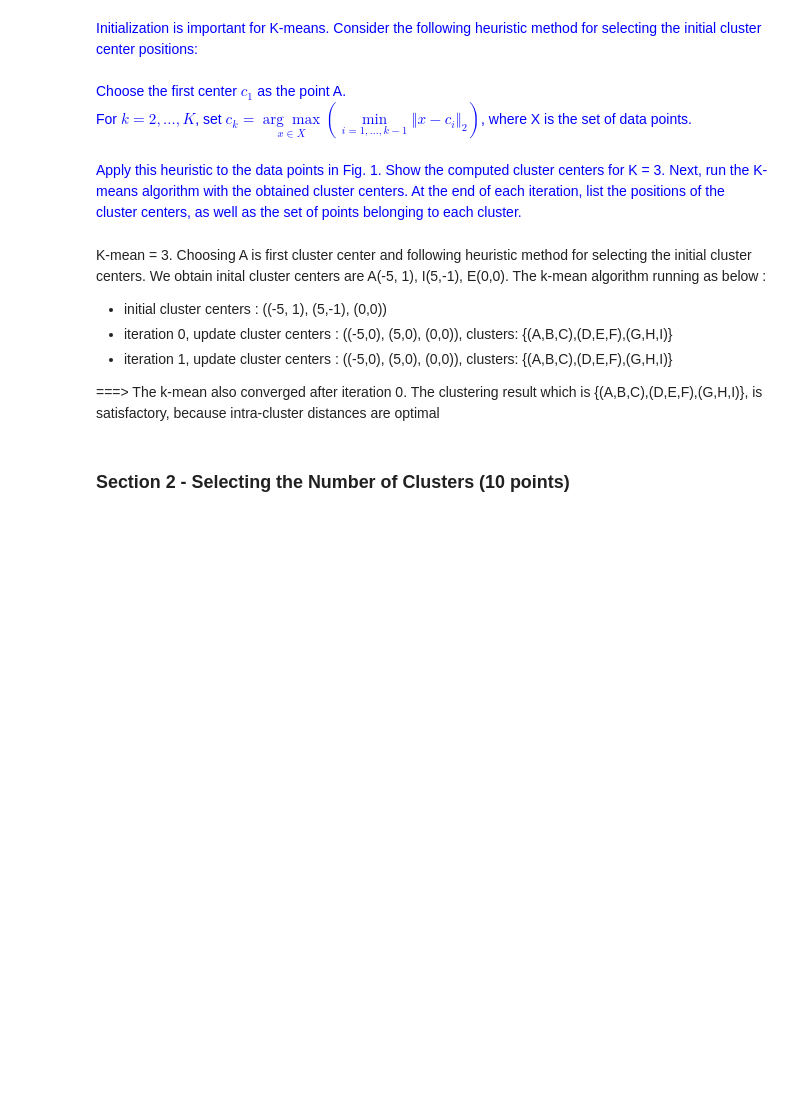
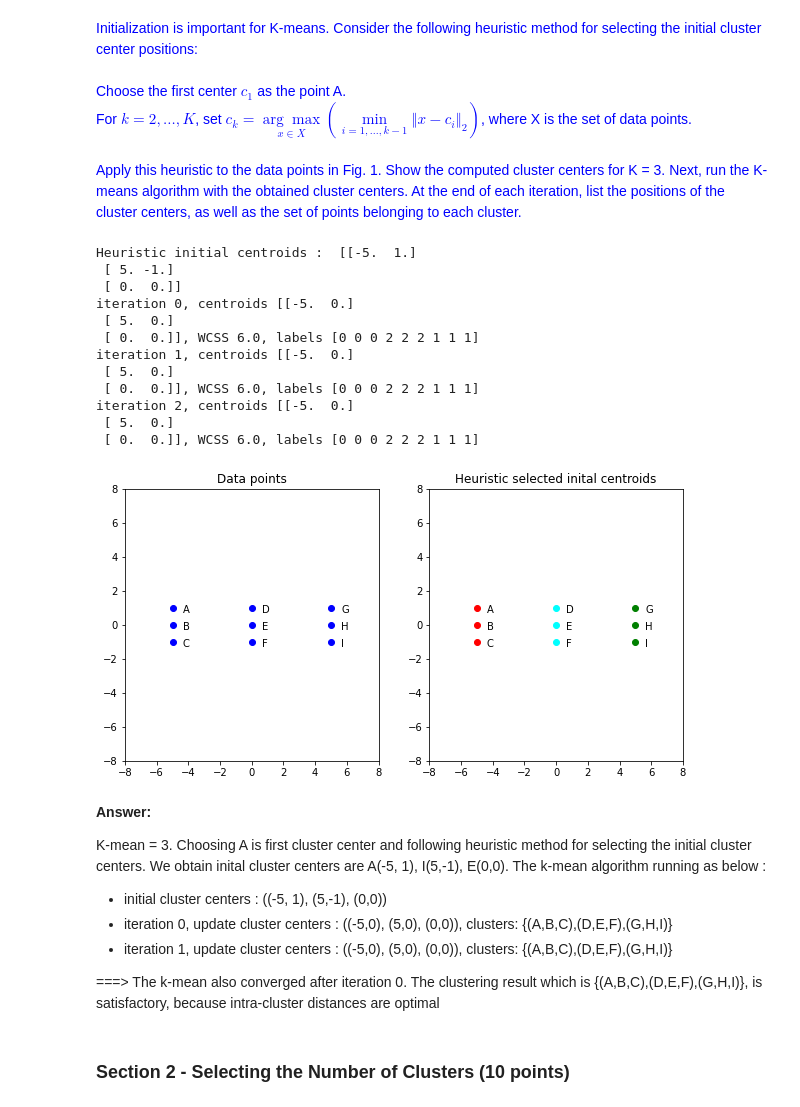
Before and after one commit to Hung86/CS5228_Knowledge-Discovery, a Jupyter notebook: assignment1/answer_sheet.ipynb, the cells around one changed output. Cells and saved outputs as stored; diff of their text form; code cells hidden in the pictures; blank space fills up the shorter version.

```diff
--- a/assignment1/answer_sheet.ipynb
+++ b/assignment1/answer_sheet.ipynb
@@ -124,41 +107,51 @@ for i in range(1, k_cluster):
     for j in range(n_X):
         l2_norm = np.zeros(i)
         for m in range(i):
             l2_norm[m] = LA.norm(X[j]-head_centroids[m])
         min_dist[j] = np.amin(l2_norm)
     heuristic_centroids[i] = X[np.argmax(min_dist)]
 
 print("Heuristic initial centroids : ", heuristic_centroids)
 
 for it in range(3):
     kmeans = KMeans(n_clusters=3, init=heuristic_centroids,n_init=1, max_iter=1).fit(X)
     print("iteration {}, centroids {}, WCSS {}, labels {}".format(it, kmeans.cluster_centers_, kmeans.inertia_, kmeans.labels_))
     heuristic_centroids = kmeans.cluster_centers_
 
 k_labels = kmeans.labels_
 
 fig, (ax1, ax2) = plt.subplots(1, 2, figsize=(10, 5))
 ax1.set(xlim=(-8, 8), ylim=(-8, 8))
 ax1.set_title('Data points')
 
 ax2.set(xlim=(-8, 8), ylim=(-8, 8))
 ax2.set_title('Heuristic selected inital centroids')
 
 ax1.scatter(X[:,0], X[:,1], color='b')
 for i, name in enumerate(point_names):
     ax1.annotate(name, (X[i][0], X[i][1]), textcoords="offset points", xytext=(10,-5))
 
 for i in range(n_X):
     ax2.scatter(X[i][0], X[i][1], color=c[k_labels[i]])
-for i, name in enumerate(point_names):
-    ax2.annotate(name, (X[i][0], X[i][1]), textcoords="offset points", xytext=(10,-5))
-
-for i in range(n_X):
-    ax3.scatter(X[i][0], X[i][1], color=c[k_labels[i]])
-
 for j, name in enumerate(point_names):
-    ax3.annotate(name, (X[j][0], X[j][1]), textcoords="offset points", xytext=(10,-5))
+    ax2.annotate(name, (X[j][0], X[j][1]), textcoords="offset points", xytext=(10,-5))
+# %% [output]
+Heuristic initial centroids :  [[-5.  1.]
+ [ 5. -1.]
+ [ 0.  0.]]
+iteration 0, centroids [[-5.  0.]
+ [ 5.  0.]
+ [ 0.  0.]], WCSS 6.0, labels [0 0 0 2 2 2 1 1 1]
+iteration 1, centroids [[-5.  0.]
+ [ 5.  0.]
+ [ 0.  0.]], WCSS 6.0, labels [0 0 0 2 2 2 1 1 1]
+iteration 2, centroids [[-5.  0.]
+ [ 5.  0.]
+ [ 0.  0.]], WCSS 6.0, labels [0 0 0 2 2 2 1 1 1]
+[figure, added]
 # %% [markdown]
+**Answer:**
+
 K-mean = 3. Choosing A is first cluster center and following heuristic method for selecting the initial cluster centers. We obtain inital cluster centers are  A(-5, 1), I(5,-1), E(0,0). The k-mean algorithm running as below :
 
 - initial cluster centers :  ((-5, 1), (5,-1), (0,0))
```
Also changed, not shown: parts of 13 cells of this notebook.
